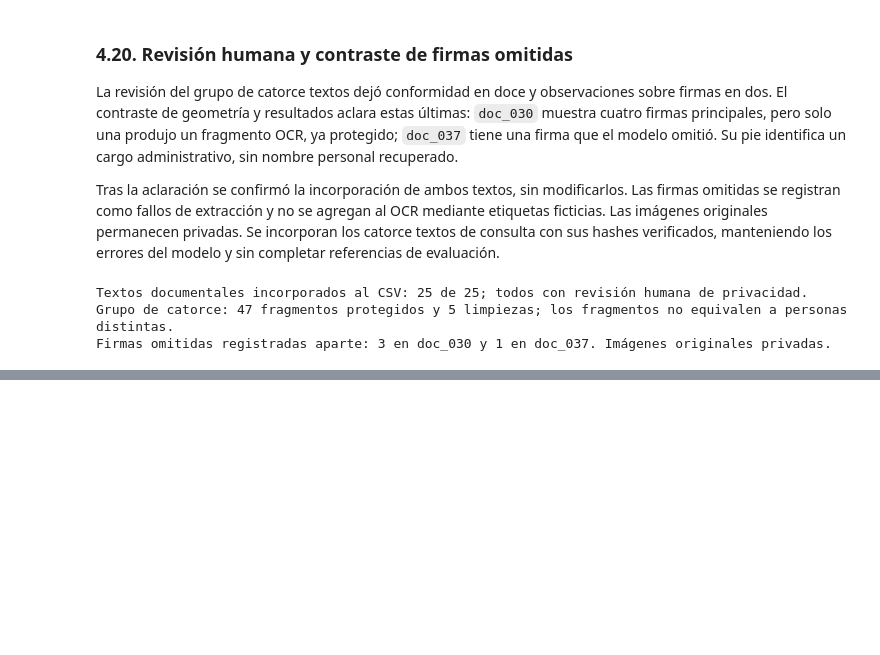
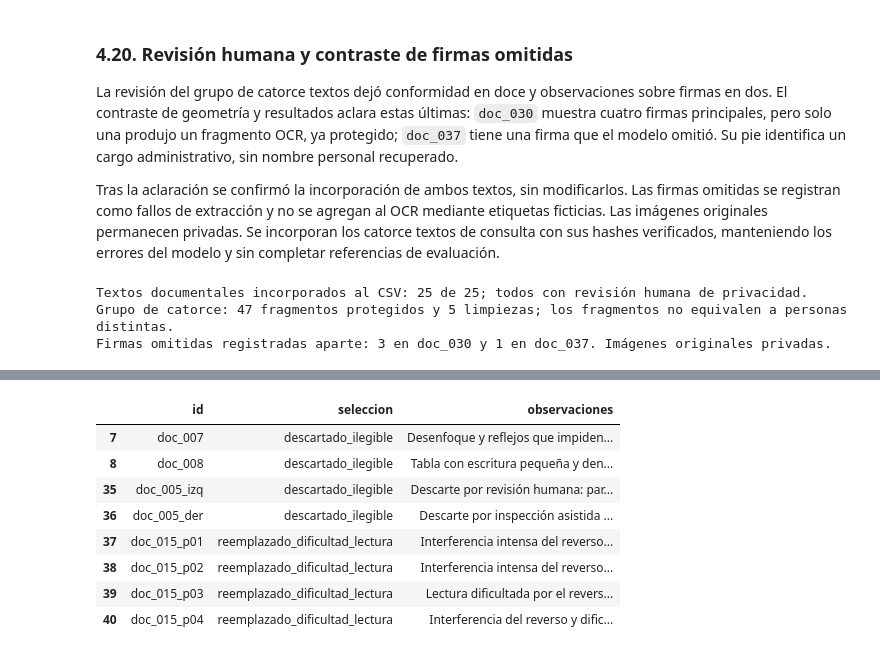
Before and after one commit to bocchienjoyer/python_intermedio, a Jupyter notebook: tarea_2/01_extraccion.ipynb, the cells around one changed output, grey strips where cells are left out. Drawn from its saved outputs; the diff is of its cells as text; code cells hidden in the pictures; blank space fills up the shorter version.

```diff
--- a/tarea_2/01_extraccion.ipynb
+++ b/tarea_2/01_extraccion.ipynb
@@ -5201,0 +5261,79 @@ Eliminar duplicados por hash de archivo. Reportar cantidades y motivos de descar
+# %%
+from pathlib import Path
+from datetime import datetime,timezone,timedelta
+from collections import Counter
+import hashlib,json,re,wave
+import pandas as pd
+from IPython.display import display
+
+RAIZ=Path.cwd() if (Path.cwd()/'datos').is_dir() else Path.cwd()/'tarea_2'
+sha=lambda f:hashlib.sha256(f.read_bytes()).hexdigest()
+leer=lambda f:json.loads(f.read_text(encoding='utf-8'))
+documentos=pd.read_csv(RAIZ/'datos/documentos.csv',keep_default_na=False)
+audios=pd.read_csv(RAIZ/'datos/transcripciones.csv',keep_default_na=False)
+fuentes=pd.read_csv(RAIZ/'datos/fuentes.csv',keep_default_na=False)
+assert documentos.id.is_unique and audios.id.is_unique and fuentes.id.is_unique
+assert set(documentos.id)|set(audios.id)<=set(fuentes.id)
+f_por_id=fuentes.set_index('id')
+auditoria_hash=[];duplicados=[]
+for modalidad,df,columna in [('documento',documentos,'archivo'),('audio',audios,'archivo_audio')]:
+ vistos={}
+ for fila in df.to_dict('records'):
+  huella=sha(RAIZ/fila[columna]);assert huella==f_por_id.loc[fila['id'],'sha256']
+  auditoria_hash.append(dict(id=fila['id'],modalidad=modalidad,sha256=huella))
+  if huella in vistos:duplicados.append(dict(id=fila['id'],modalidad=modalidad,duplicado_de=vistos[huella]))
+  else:vistos[huella]=fila['id']
+# Se conservan las primeras unidades únicas. Páginas o intervalos diferentes
+# pueden compartir el archivo fuente sin ser duplicados de la unidad analizada.
+ids_duplicados={r['id'] for r in duplicados}
+documentos=documentos[~documentos.id.isin(ids_duplicados)].copy()
+audios=audios[~audios.id.isin(ids_duplicados)].copy()
+assert len(documentos)>=25 and len(audios)>=20
+assert documentos.tipo.value_counts().to_dict()=={'manuscrito':9,'impreso':8,'foto':8}
+assert documentos.texto_ocr.str.strip().ne('').all() and audios.texto_asr.str.strip().ne('').all()
+assert documentos.texto_referencia.eq('').all() and audios.texto_referencia.eq('').all()
+res_asr={r['id']:r for r in leer(RAIZ/'datos/raw/audio/asr_base/resumen.json')}
+for fila in audios.to_dict('records'):
+ with wave.open(str(RAIZ/fila['archivo_audio']),'rb') as wav:
+  assert wav.getframerate()==16000 and wav.getnchannels()==1 and wav.getsampwidth()==2
+  duracion=wav.getnframes()/wav.getframerate()
+ assert abs(duracion-fila['duracion_seg'])<0.001
+ assert res_asr[fila['id']]['duracion_tras_vad_seg']>0
+assert audios.duracion_seg.sum()>=1800
+control_privacidad=[]
+for fila in documentos.to_dict('records'):
+ carpeta=RAIZ/'datos/raw/documentos/seudonimizacion'/fila['id']
+ if fila['id']=='doc_019_p10':
+  revision=leer(RAIZ/'datos/raw/documentos/ocr_piloto/doc_019_p10/revision_privacidad.json')
+  assert revision['identificadores_personales_identificados']==0
+  n=0;limpiezas=0
+ else:
+  revision=leer(carpeta/'revision_humana.json');assert revision['revision_humana_confirmada'] is True
+  assert any(f.exists() and f.read_text(encoding='utf-8').rstrip('\n')==fila['texto_ocr'] for f in [carpeta/'consulta.txt',carpeta/'propuesta.txt'])
+  audit=leer(carpeta/'auditoria_privada.json');n=len(audit['sustituciones']);limpiezas=len(audit.get('limpieza',[]))
+ control_privacidad.append(dict(id=fila['id'],modalidad='documento',fragmentos_protegidos=n,limpiezas=limpiezas))
+for fila in audios.to_dict('records'):
+ carpeta=RAIZ/'datos/raw/audio/seudonimizacion'/fila['id'];r=leer(carpeta/'revision_humana.json')
+ assert r['revision_humana_confirmada'] is True
+ assert r['sha256_consulta']==sha(carpeta/'consulta.txt')
+ assert (carpeta/'consulta.txt').read_text(encoding='utf-8').rstrip('\n')==fila['texto_asr']
+ control_privacidad.append(dict(id=fila['id'],modalidad='audio',fragmentos_protegidos=len(leer(carpeta/'auditoria_privada.json')['sustituciones']),limpiezas=0))
+descartes=fuentes[fuentes.seleccion.isin(['descartado_ilegible','reemplazado_dificultad_lectura'])][['id','seleccion','observaciones']].copy()
+assert len(descartes)==8
+assert not set(descartes.id)&set(documentos.id)
+resumen_limpieza=dict(fecha=datetime.now(timezone(timedelta(hours=-5))).isoformat(timespec='seconds'),
+ criterio_duplicado='SHA-256 del archivo de cada página o clip, dentro de su modalidad.',
+ documentos_activos=len(documentos),clips_activos=len(audios),segundos_audio=float(audios.duracion_seg.sum()),
+ duplicados_eliminados=len(duplicados),duplicados=duplicados,unidades_descartadas_ilegibles=int((descartes.seleccion=='descartado_ilegible').sum()),
+ unidades_reemplazadas_dificultad_lectura=int((descartes.seleccion=='reemplazado_dificultad_lectura').sum()),
+ candidatos_no_seleccionados=int((fuentes.seleccion=='no_seleccionado').sum()),audios_activos_sin_voz=0,
+ descartes=descartes.to_dict('records'),hashes_unidades=auditoria_hash,privacidad=control_privacidad,
+ criterio_calidad='Se descarta por legibilidad del original o ausencia de voz; una salida OCR o ASR incorrecta sobre una fuente legible se conserva.')
+(RAIZ/'modelos/limpieza_corpus.json').write_text(json.dumps(resumen_limpieza,ensure_ascii=False,indent=2)+'\n',encoding='utf-8')
+print(f'Corpus activo: {len(documentos)} documentos y {len(audios)} clips, {audios.duracion_seg.sum()/60:.2f} minutos.')
+print(f'Duplicados exactos: {len(duplicados)}. Audios sin voz: 0. Fuentes originales y resultados descartados permanecen privados.')
+print('Documentos: 4 unidades descartadas por ilegibilidad y 4 reemplazadas por dificultad de lectura. Otros 10 candidatos no seleccionados por alcance o calidad.')
+display(descartes)
+privacidad=pd.DataFrame(control_privacidad)
+display(privacidad.groupby('modalidad',sort=False).agg(textos=('id','size'),fragmentos_protegidos=('fragmentos_protegidos','sum'),limpiezas=('limpiezas','sum')).reset_index())
+# %% [output]
@@ -5201,0 +5343,9 @@ Eliminar duplicados por hash de archivo. Reportar cantidades y motivos de descar
+|  | id | seleccion | observaciones |
+| 7 | doc_007 | descartado_ilegible | Desenfoque y reflejos que impiden... |
+| 8 | doc_008 | descartado_ilegible | Tabla con escritura pequeña y den... |
+| 35 | doc_005_izq | descartado_ilegible | Descarte por revisión humana: par... |
+| 36 | doc_005_der | descartado_ilegible | Descarte por inspección asistida ... |
+| 37 | doc_015_p01 | reemplazado_dificultad_lectura | Interferencia intensa del reverso... |
+| 38 | doc_015_p02 | reemplazado_dificultad_lectura | Interferencia intensa del reverso... |
+| 39 | doc_015_p03 | reemplazado_dificultad_lectura | Lectura dificultada por el revers... |
+| 40 | doc_015_p04 | reemplazado_dificultad_lectura | Interferencia del reverso y dific... |
```
Also changed, not shown: parts of 12 cells of this notebook, 4 other files.
